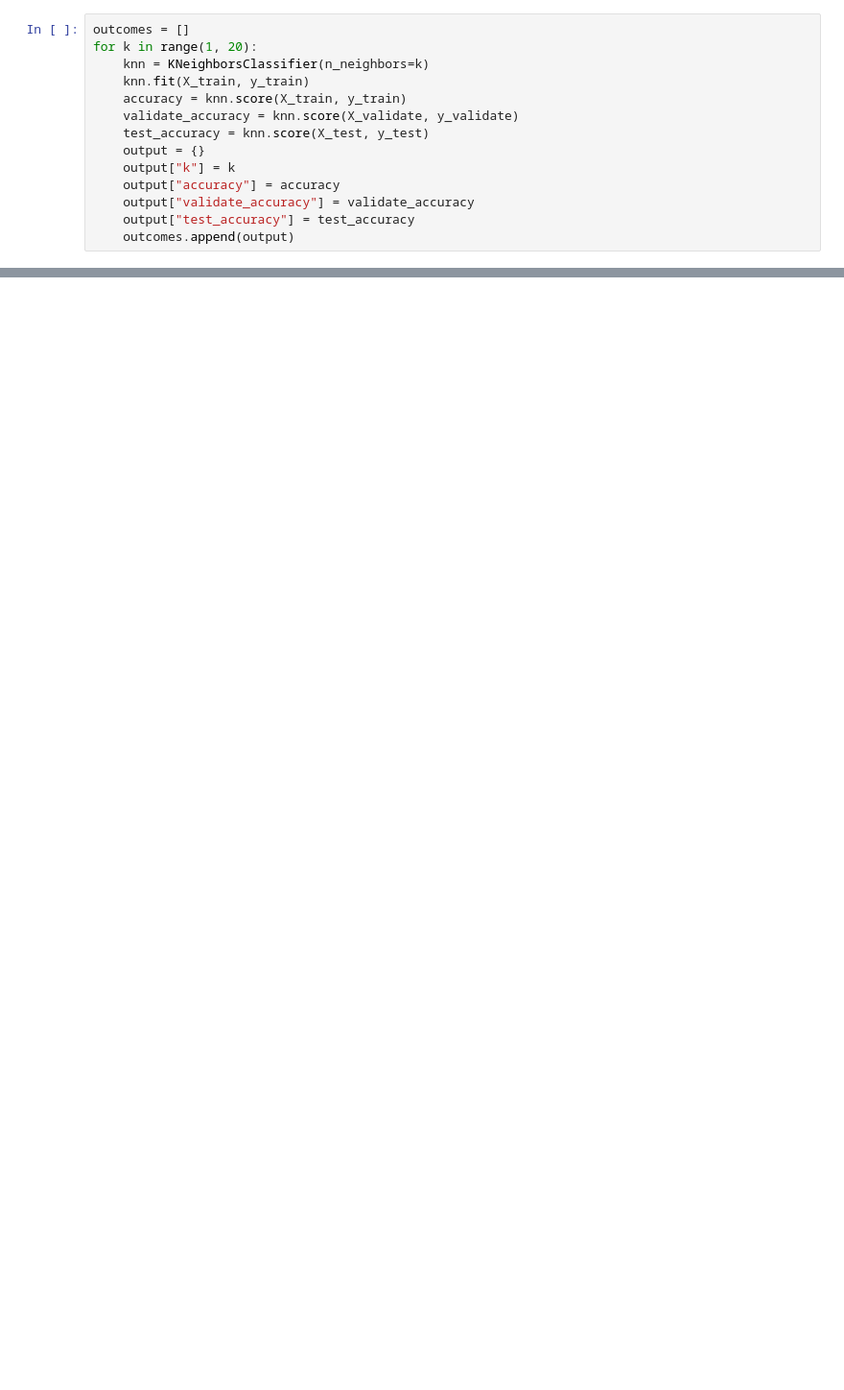
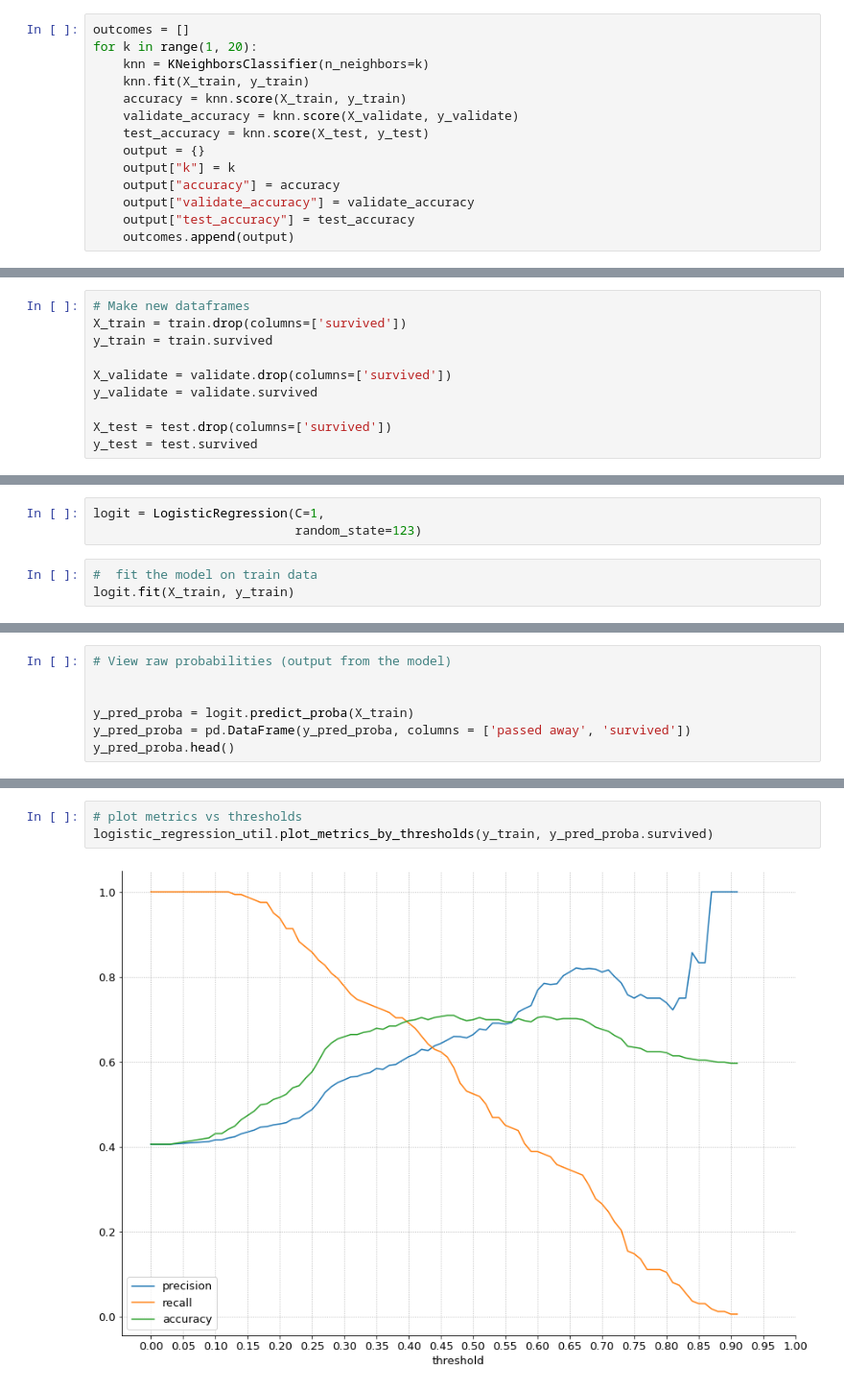
Before and after one commit to DBerchelmann/classification-exercises, a Jupyter notebook: model.ipynb, the cells around one changed output, grey strips where cells are left out. Shown at 96% size. Drawn from its saved outputs; the diff is of its cells as text; blank space fills up the shorter version.

Commit message:
updated with logistic regression solutions

```diff
--- a/model.ipynb
+++ b/model.ipynb
@@ -789,0 +724,10 @@ for k in range(1, 20):
+# %%
+# Make new dataframes
+X_train = train.drop(columns=['survived'])
+y_train = train.survived
+
+X_validate = validate.drop(columns=['survived'])
+y_validate = validate.survived
+
+X_test = test.drop(columns=['survived'])
+y_test = test.survived
@@ -789,0 +755,6 @@ for k in range(1, 20):
+# %%
+logit = LogisticRegression(C=1,
+                           random_state=123)
+# %%
+#  fit the model on train data
+logit.fit(X_train, y_train)
@@ -789,0 +789,7 @@ for k in range(1, 20):
+# %%
+# View raw probabilities (output from the model)
+
+
+y_pred_proba = logit.predict_proba(X_train)
+y_pred_proba = pd.DataFrame(y_pred_proba, columns = ['passed away', 'survived'])
+y_pred_proba.head()
@@ -789,0 +815,5 @@ for k in range(1, 20):
+# %%
+# plot metrics vs thresholds
+logistic_regression_util.plot_metrics_by_thresholds(y_train, y_pred_proba.survived)
+# %% [output]
+[figure, added]
```
Also changed, not shown: parts of 104 cells of this notebook.
